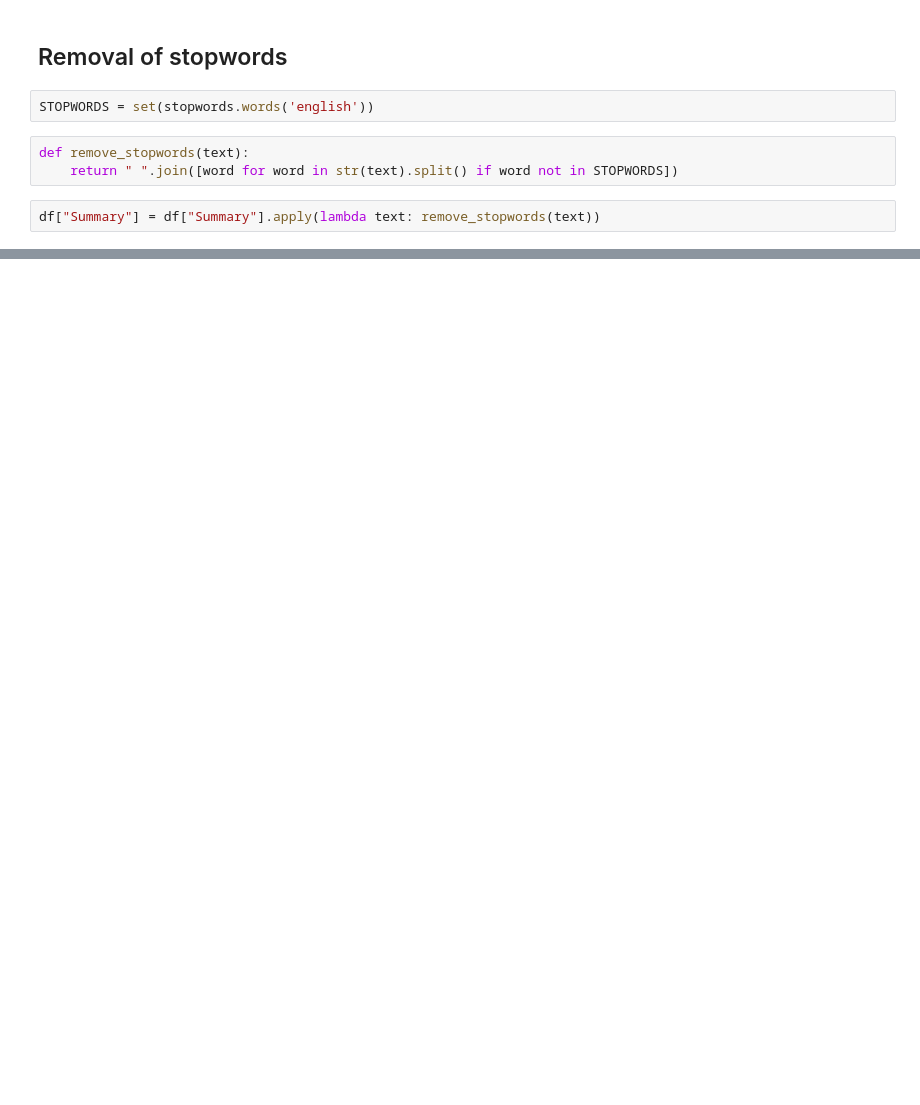
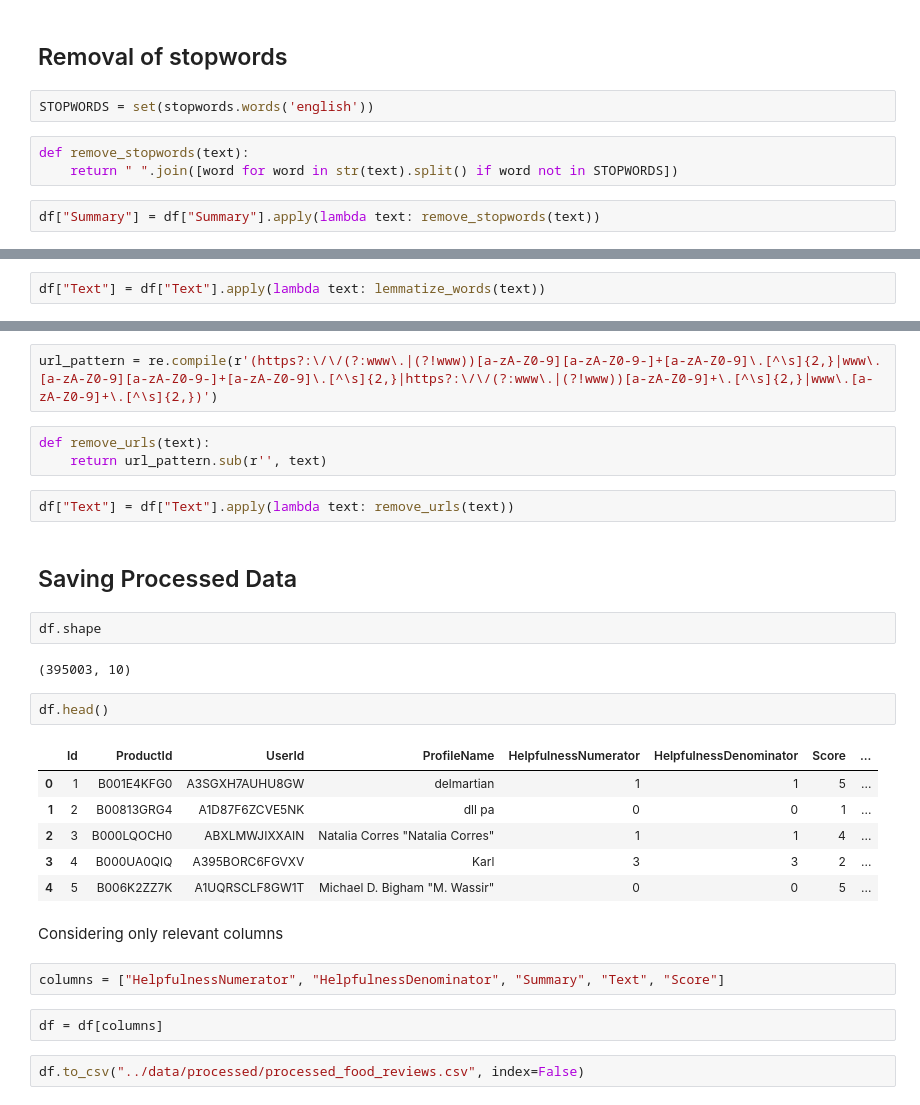
Before and after one commit to adimyth/customer_sentiment_analysis, a Jupyter notebook: notebooks/data_processing.ipynb, the cells around one changed output, grey strips where cells are left out. Saved outputs shown, nothing was run; the diff lists cells and outputs as text; blank space fills up the shorter version.

Commit message:
adds text processing notebook

```diff
--- a/notebooks/data_processing.ipynb
+++ b/notebooks/data_processing.ipynb
@@ -53,0 +177,2 @@ Yes for both
+# %%
+df["Text"] = df["Text"].apply(lambda text: lemmatize_words(text))
@@ -57,0 +196,30 @@ Yes for both
+# %%
+url_pattern = re.compile(r'(https?:\/\/(?:www\.|(?!www))[a-zA-Z0-9][a-zA-Z0-9-]+[a-zA-Z0-9]\.[^\s]{2,}|www\.[a-zA-Z0-9][a-zA-Z0-9-]+[a-zA-Z0-9]\.[^\s]{2,}|https?:\/\/(?:www\.|(?!www))[a-zA-Z0-9]+\.[^\s]{2,}|www\.[a-zA-Z0-9]+\.[^\s]{2,})')
+# %%
+def remove_urls(text):
+    return url_pattern.sub(r'', text)
+# %%
+df["Text"] = df["Text"].apply(lambda text: remove_urls(text))
+# %% [markdown]
+## Saving Processed Data
+# %%
+df.shape
+# %% [output]
+(395003, 10)
+# %%
+df.head()
+# %% [output]
+|  | Id | ProductId | UserId | ProfileName | HelpfulnessNumerator | HelpfulnessDenominator | Score | ... |
+| 0 | 1 | B001E4KFG0 | A3SGXH7AUHU8GW | delmartian | 1 | 1 | 5 | ... |
+| 1 | 2 | B00813GRG4 | A1D87F6ZCVE5NK | dll pa | 0 | 0 | 1 | ... |
+| 2 | 3 | B000LQOCH0 | ABXLMWJIXXAIN | Natalia Corres "Natalia Corres" | 1 | 1 | 4 | ... |
+| 3 | 4 | B000UA0QIQ | A395BORC6FGVXV | Karl | 3 | 3 | 2 | ... |
+| 4 | 5 | B006K2ZZ7K | A1UQRSCLF8GW1T | Michael D. Bigham "M. Wassir" | 0 | 0 | 5 | ... |
+# %% [markdown]
+Considering only relevant columns
+# %%
+columns = ["HelpfulnessNumerator", "HelpfulnessDenominator", "Summary", "Text", "Score"]
+# %%
+df = df[columns]
+# %%
+df.to_csv("../data/processed/processed_food_reviews.csv", index=False)
```
Also changed, not shown: parts of 33 cells of this notebook, 2 other files.
